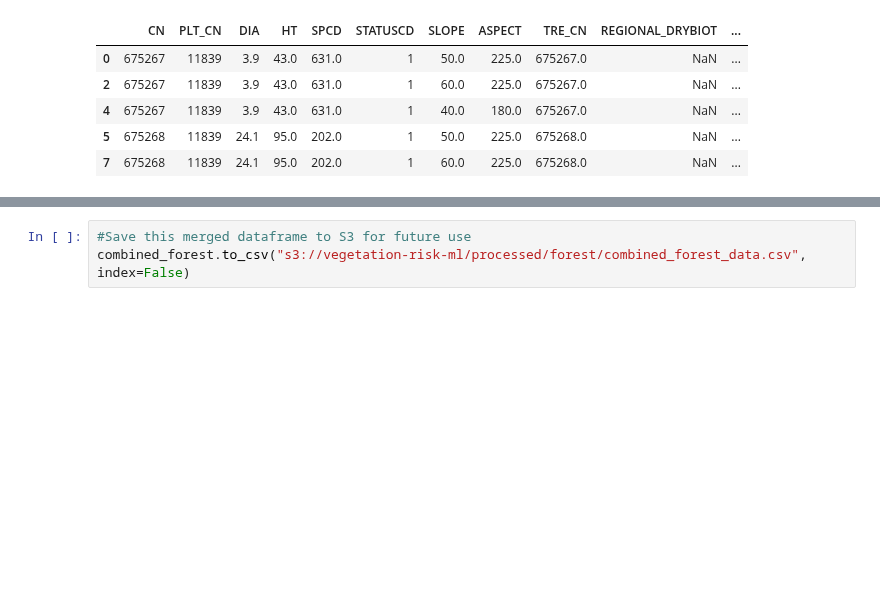
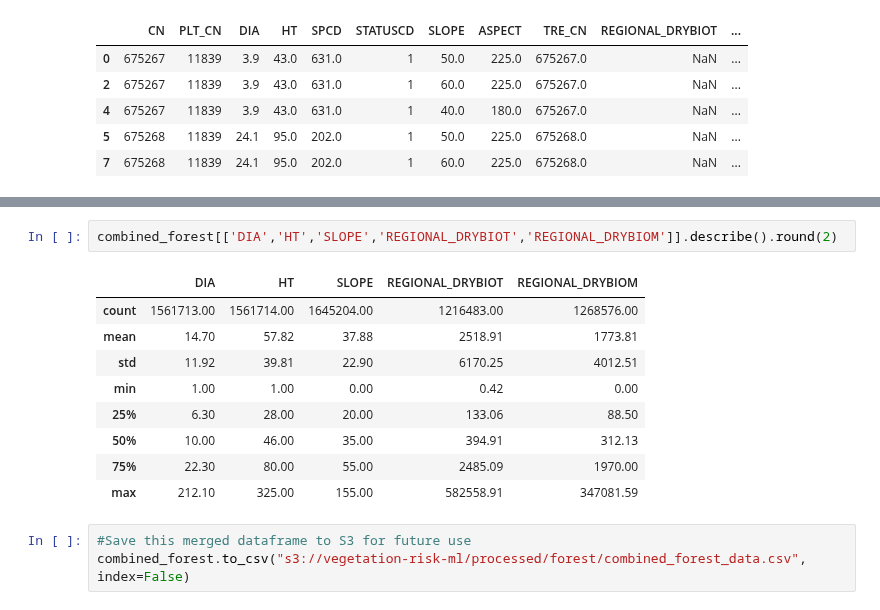
Before and after one commit to SheshmaJ/ADS-508-Final-Project, a Jupyter notebook: data ingestion and exploration.ipynb, the cells around one changed output, grey strips where cells are left out. Saved outputs shown, nothing was run; the diff lists cells and outputs as text; blank space fills up the shorter version.

```diff
--- a/data ingestion and exploration.ipynb
+++ b/data ingestion and exploration.ipynb
@@ -160,3 +176,15 @@ The three FIA datasets are merged to create a unified forest vegetation dataset.
+# %%
+combined_forest[['DIA','HT','SLOPE','REGIONAL_DRYBIOT','REGIONAL_DRYBIOM']].describe().round(2)
+# %% [output]
+|  | DIA | HT | SLOPE | REGIONAL_DRYBIOT | REGIONAL_DRYBIOM |
+| count | 1561713.00 | 1561714.00 | 1645204.00 | 1216483.00 | 1268576.00 |
+| mean | 14.70 | 57.82 | 37.88 | 2518.91 | 1773.81 |
+| std | 11.92 | 39.81 | 22.90 | 6170.25 | 4012.51 |
+| min | 1.00 | 1.00 | 0.00 | 0.42 | 0.00 |
+| 25% | 6.30 | 28.00 | 20.00 | 133.06 | 88.50 |
+| 50% | 10.00 | 46.00 | 35.00 | 394.91 | 312.13 |
+| 75% | 22.30 | 80.00 | 55.00 | 2485.09 | 1970.00 |
+| max | 212.10 | 325.00 | 155.00 | 582558.91 | 347081.59 |
 # %%
 #Save this merged dataframe to S3 for future use
 combined_forest.to_csv("s3://vegetation-risk-ml/processed/forest/combined_forest_data.csv", index=False)
```
Also changed, not shown: parts of 10 cells of this notebook.
